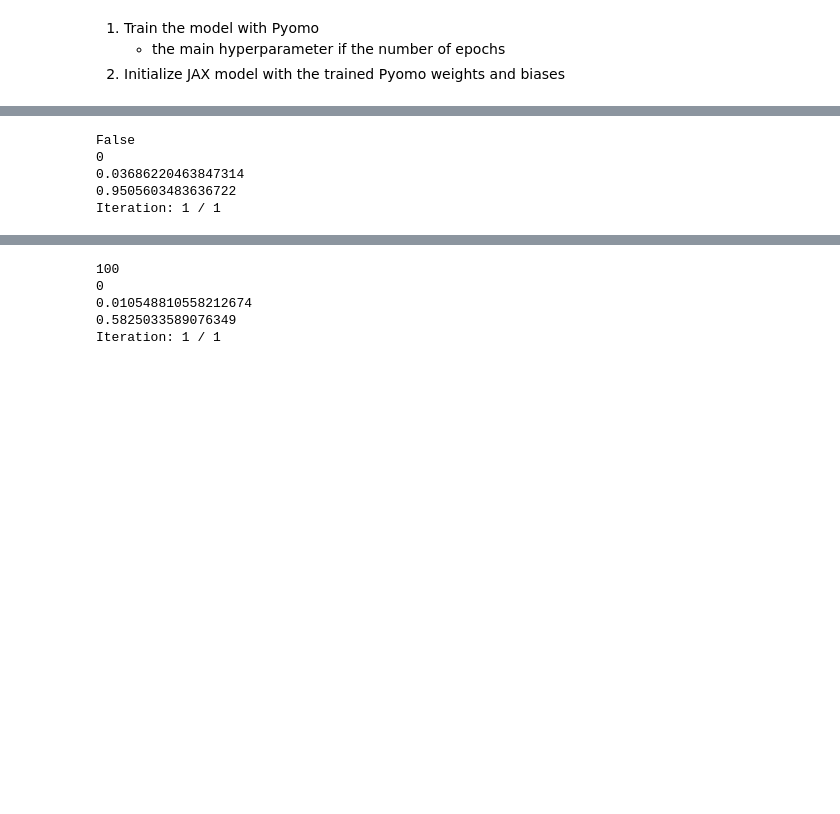
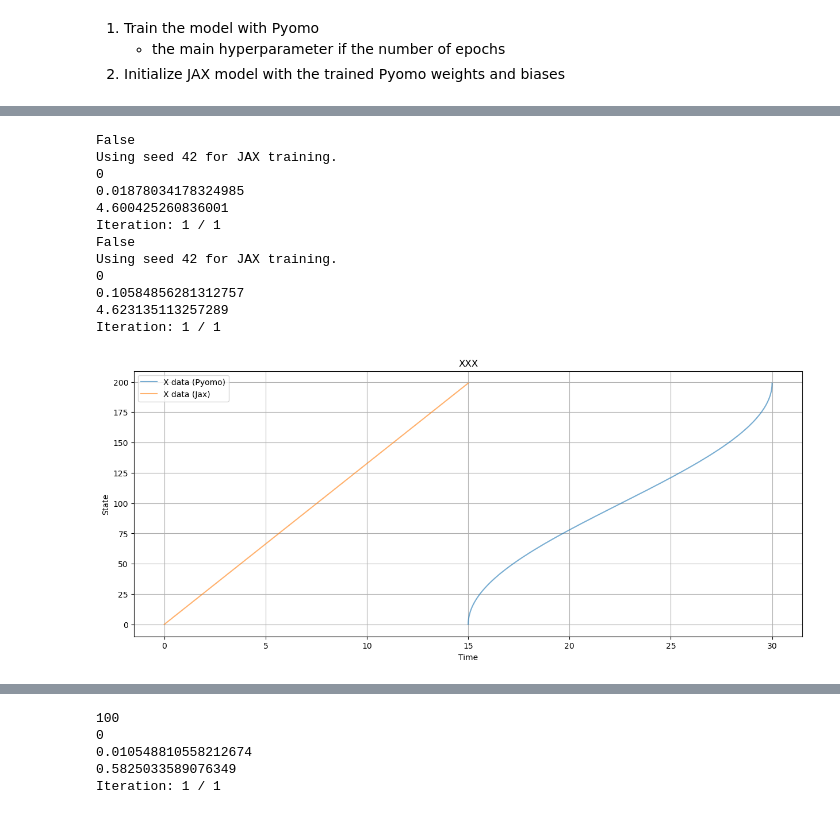
Before and after one commit to mariashapo/NODE, a Jupyter notebook: archive/01_experiments_synthetic/00_initialize_with_pyomo.ipynb, the cells around one changed output, grey strips where cells are left out. Cells and saved outputs as stored; diff of their text form; code cells hidden in the pictures; blank space fills up the shorter version.

```diff
--- a/archive/01_experiments_synthetic/00_initialize_with_pyomo.ipynb
+++ b/archive/01_experiments_synthetic/00_initialize_with_pyomo.ipynb
@@ -266,13 +258,32 @@ custom_params = {
     }
 }
 
-Trainer = reload_module('run_train_toy', 'TrainerToy')
-
-#results_jax, trainer_jax = run_diffrax('none', trainer.layer_widths, custom_params = custom_params, learning_rate=1e-7, reg_lambda=1e-5, max_iter=30000)
+results_jax, trainer_jax = run_diffrax('none', trainer.layer_widths, custom_params = custom_params, learning_rate=1e-7, reg_lambda=0.1, max_iter=30000)
 results_jax_ind, trainer_jax_ind = run_diffrax('none', [2, 64, 2], pretrain = True, learning_rate=1e-3, reg_lambda=1e-5, max_iter= [1000, 30000])
 # %% [output]
 False
+Using seed 42 for JAX training.
 0
-0.03686220463847314
-0.9505603483636722
+0.01878034178324985
+4.600425260836001
 Iteration: 1 / 1
+False
+Using seed 42 for JAX training.
+0
+0.10584856281312757
+4.623135113257289
+Iteration: 1 / 1
+# %%
+plt.figure(figsize=(15, 6))
+
+plt.plot(trainer.t_test, [i for i in range(200)], label='X data (Pyomo)', alpha = 0.6)
+plt.plot(trainer_jax.t_test, [i for i in range(200)], label='X data (Jax)', alpha = 0.6)
+
+plt.title(f"XXX")
+plt.xlabel("Time")
+plt.ylabel("State")
+plt.legend(loc ="upper left")
+plt.grid(True)
+plt.show()
+# %% [output]
+[figure, added]
```
Also changed, not shown: parts of 7 cells of this notebook, 14 other files.
